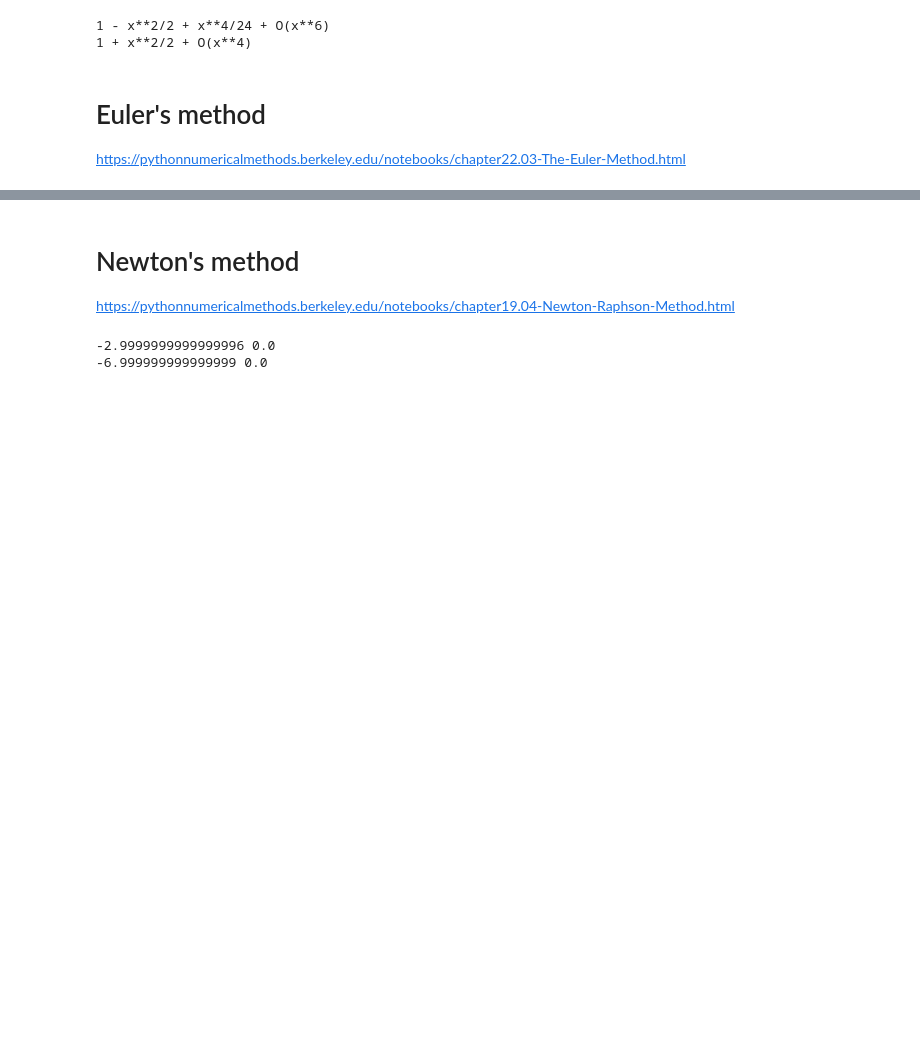
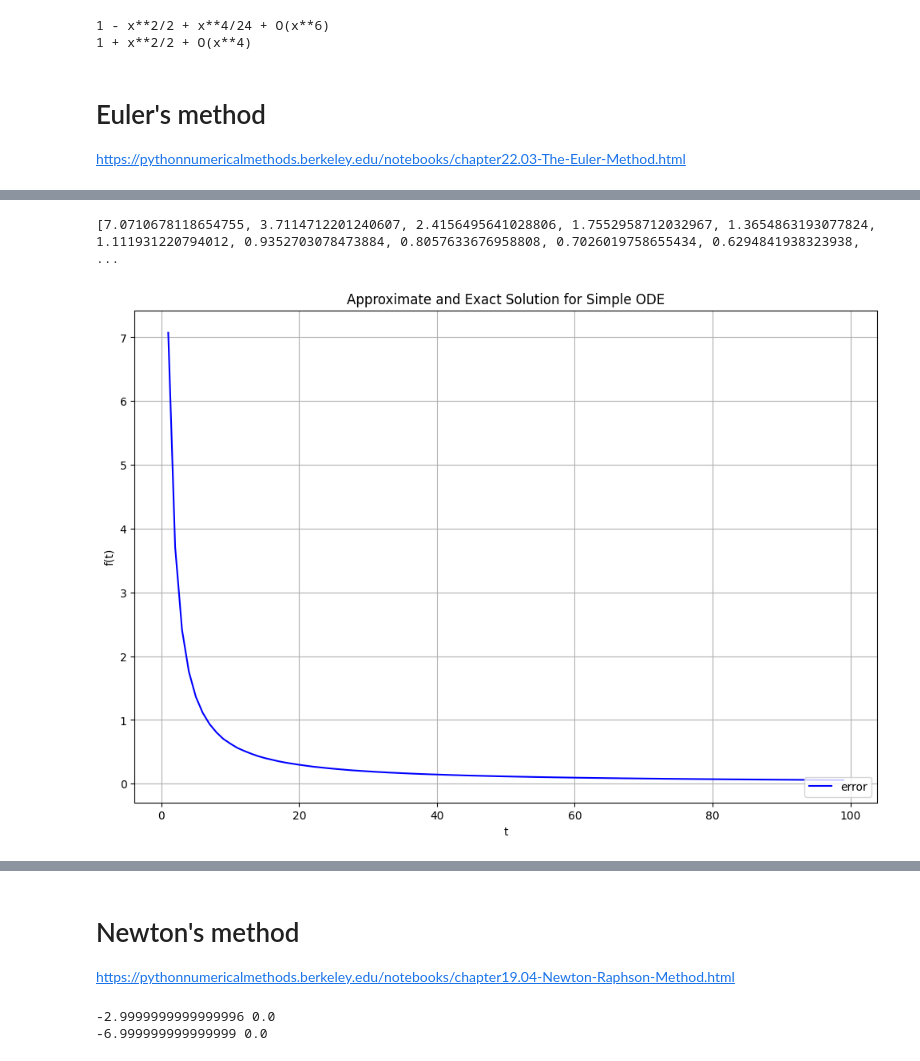
Before and after one commit to HengruiBaiCN/stanford-cs-229-machine-learning, a Jupyter notebook: honor/calculus.ipynb, the cells around one changed output, grey strips where cells are left out. Cells and saved outputs as stored; diff of their text form; code cells hidden in the pictures; blank space fills up the shorter version.

```diff
--- a/honor/calculus.ipynb
+++ b/honor/calculus.ipynb
@@ -192,3 +177,43 @@ At x=10.0000, y=2037.0000
+# %%
+# the collection of errors w.r.t the number of test elements
+error_list = []
+nofelements = []
+
+for n in range(1, 100, 1):
+    h = (tn - t0) / n
+    # print(h)
+
+    # list of results by euler method and true function
+    tmp = []
+    approximations = euler(f, h, t0, tn, f0, tmp)
+    tmp = []
+    targets = exact(diff_f, h, t0, tn, tmp)
+    # print(targets)
+
+    # save all results with increased number of elements
+    error_list.append(mse(approximations, targets))
+    nofelements.append(n)
+
+    # clean the collected results
+    approximations = []
+    targets = []
+    pass
+
+print(error_list)
+# %% [output]
+[7.0710678118654755, 3.7114712201240607, 2.4156495641028806, 1.7552958712032967, 1.3654863193077824, 1.111931220794012, 0.9352703078473884, 0.8057633676958808, 0.7026019758655434, 0.6294841938323938,  ...
+# %%
+plt.figure(figsize = (12, 8))
+plt.plot(nofelements, error_list, 'b', label='error')
+plt.title('Approximate and Exact Solution \
+for Simple ODE')
+plt.xlabel('t')
+plt.ylabel('f(t)')
+plt.grid()
+plt.legend(loc='lower right')
+plt.show()
+# %% [output]
+[figure, added]
 # %%
 # plt.style.use('seaborn-poster')
 # %matplotlib inline
```
Also changed, not shown: parts of 5 cells of this notebook, 1 other file.
